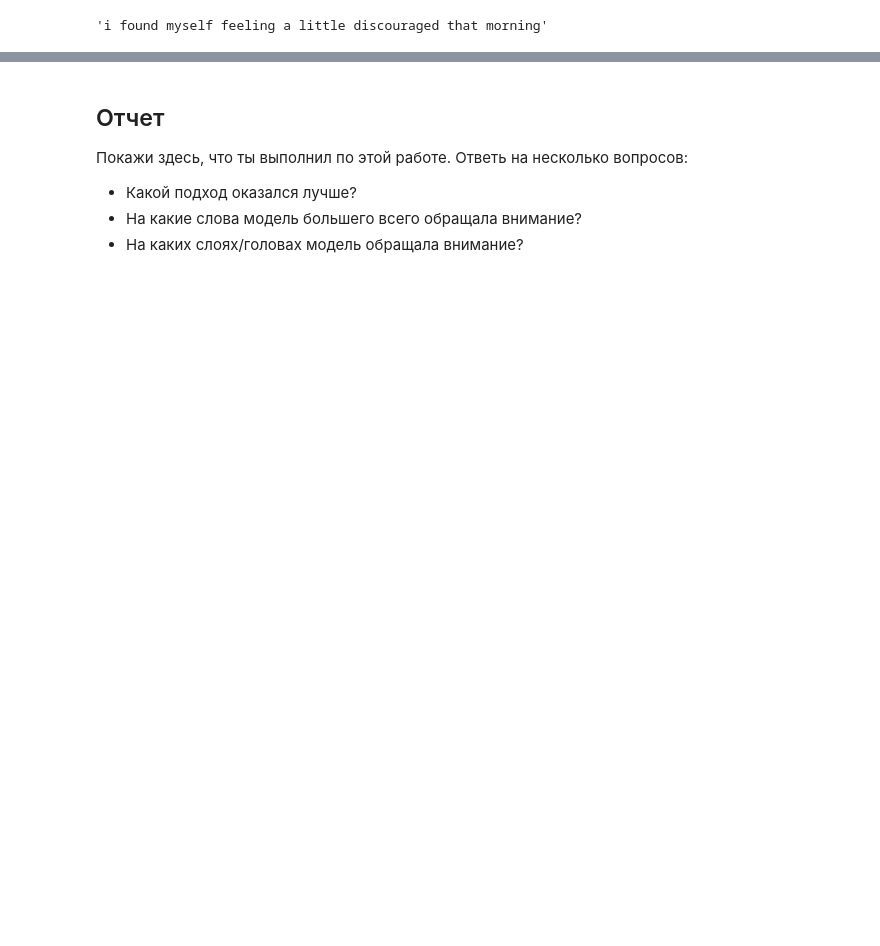
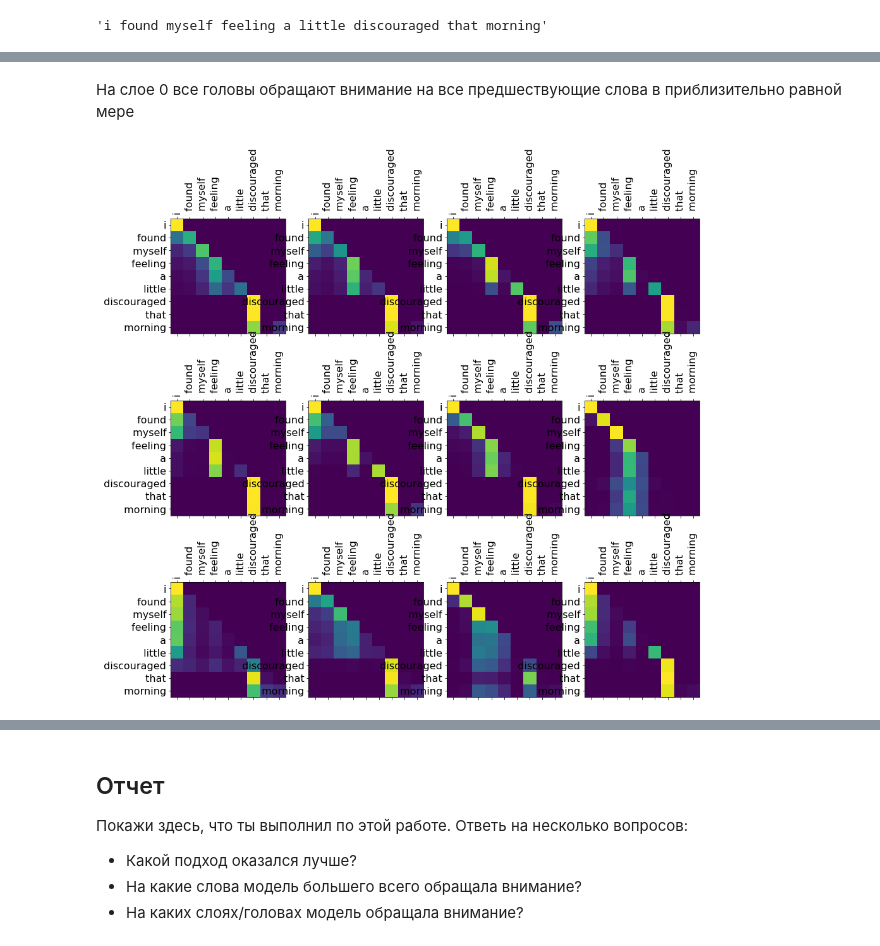
Before and after one commit to Uniholder/DeepLearningSchool, a Jupyter notebook: 2_semester/6_Transformers/[homework_part1]GPT.ipynb, the cells around one changed output, grey strips where cells are left out. Cells and saved outputs as stored; diff of their text form; code cells hidden in the pictures; blank space fills up the shorter version.

```diff
--- a/2_semester/6_Transformers/[homework_part1]GPT.ipynb
+++ b/2_semester/6_Transformers/[homework_part1]GPT.ipynb
@@ -498,0 +534,7 @@ text
+# %% [markdown]
+На слое 0 все головы обращают внимание на все предшествующие слова в приблизительно равной мере
+# %%
+LAYER = 1
+show_heads(seq, attns[LAYER])
+# %% [output]
+[figure, added]
```
Also changed, not shown: parts of 20 cells of this notebook.
